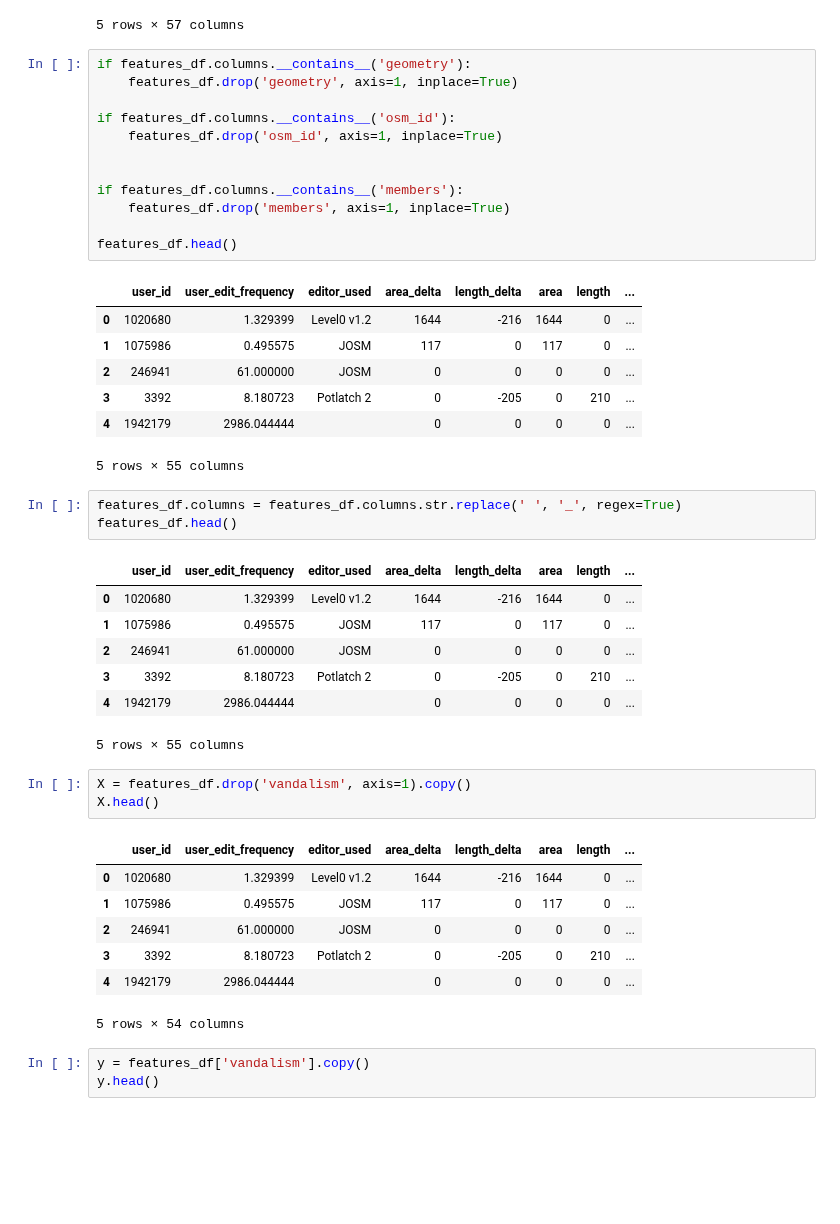
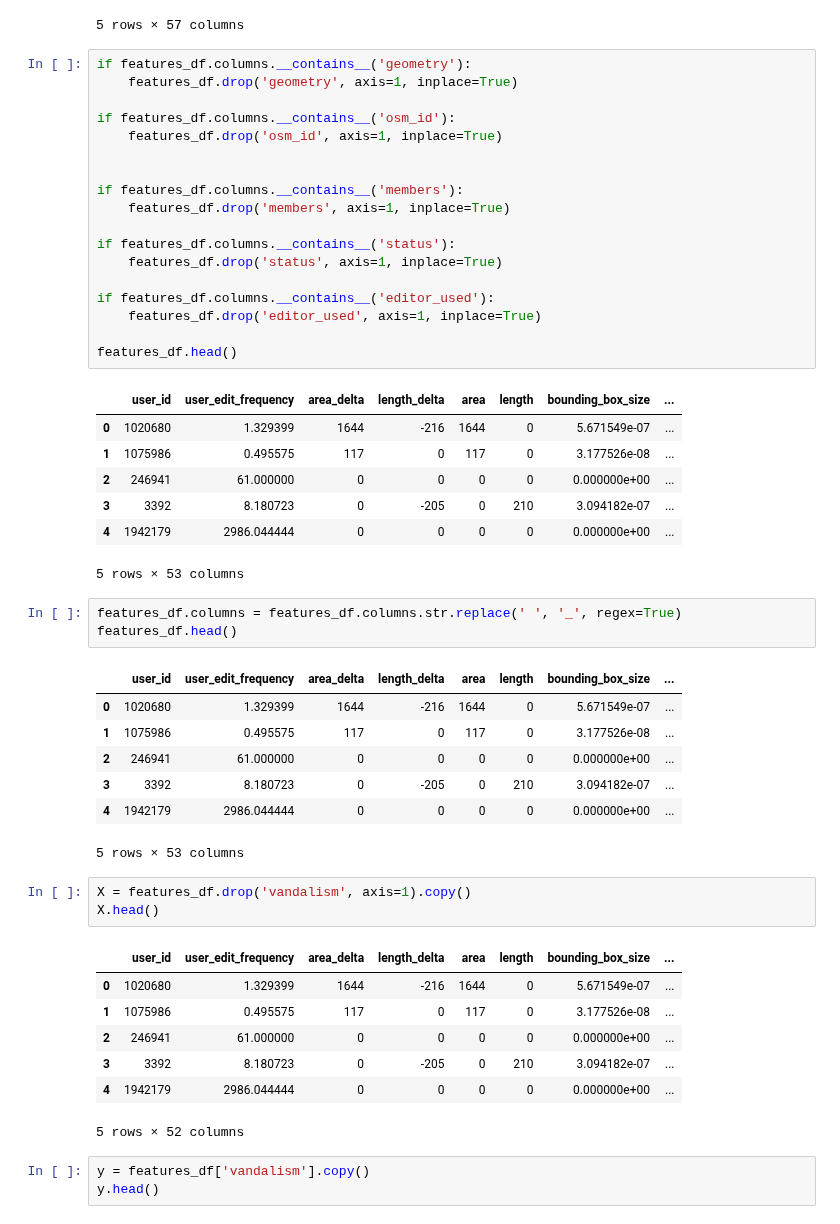
Before and after one commit to rspseshasai/vandalism_detection_osm, a Jupyter notebook: model/xgboost_model_with_cv_and_hyperparameter_tuning.ipynb, the cells around one changed output. Cells and saved outputs as stored; diff of their text form; blank space fills up the shorter version.

```diff
--- a/model/xgboost_model_with_cv_and_hyperparameter_tuning.ipynb
+++ b/model/xgboost_model_with_cv_and_hyperparameter_tuning.ipynb
@@ -32,45 +32,51 @@ features_df.head()
 # %%
 if features_df.columns.__contains__('geometry'):
     features_df.drop('geometry', axis=1, inplace=True)
 
 if features_df.columns.__contains__('osm_id'):
     features_df.drop('osm_id', axis=1, inplace=True)
 
 
 if features_df.columns.__contains__('members'):
     features_df.drop('members', axis=1, inplace=True)
 
+if features_df.columns.__contains__('status'):
+    features_df.drop('status', axis=1, inplace=True)
+
+if features_df.columns.__contains__('editor_used'):
+    features_df.drop('editor_used', axis=1, inplace=True)
+
 features_df.head()
 # %% [output]
-|  | user_id | user_edit_frequency | editor_used | area_delta | length_delta | area | length | ... |
-| 0 | 1020680 | 1.329399 | Level0 v1.2 | 1644 | -216 | 1644 | 0 | ... |
-| 1 | 1075986 | 0.495575 | JOSM | 117 | 0 | 117 | 0 | ... |
-| 2 | 246941 | 61.000000 | JOSM | 0 | 0 | 0 | 0 | ... |
-| 3 | 3392 | 8.180723 | Potlatch 2 | 0 | -205 | 0 | 210 | ... |
-| 4 | 1942179 | 2986.044444 |  | 0 | 0 | 0 | 0 | ... |
+|  | user_id | user_edit_frequency | area_delta | length_delta | area | length | bounding_box_size | ... |
+| 0 | 1020680 | 1.329399 | 1644 | -216 | 1644 | 0 | 5.671549e-07 | ... |
+| 1 | 1075986 | 0.495575 | 117 | 0 | 117 | 0 | 3.177526e-08 | ... |
+| 2 | 246941 | 61.000000 | 0 | 0 | 0 | 0 | 0.000000e+00 | ... |
+| 3 | 3392 | 8.180723 | 0 | -205 | 0 | 210 | 3.094182e-07 | ... |
+| 4 | 1942179 | 2986.044444 | 0 | 0 | 0 | 0 | 0.000000e+00 | ... |
-5 rows × 55 columns
+5 rows × 53 columns
 # %%
 features_df.columns = features_df.columns.str.replace(' ', '_', regex=True)
 features_df.head()
 # %% [output]
-|  | user_id | user_edit_frequency | editor_used | area_delta | length_delta | area | length | ... |
-| 0 | 1020680 | 1.329399 | Level0 v1.2 | 1644 | -216 | 1644 | 0 | ... |
-| 1 | 1075986 | 0.495575 | JOSM | 117 | 0 | 117 | 0 | ... |
-| 2 | 246941 | 61.000000 | JOSM | 0 | 0 | 0 | 0 | ... |
-| 3 | 3392 | 8.180723 | Potlatch 2 | 0 | -205 | 0 | 210 | ... |
-| 4 | 1942179 | 2986.044444 |  | 0 | 0 | 0 | 0 | ... |
+|  | user_id | user_edit_frequency | area_delta | length_delta | area | length | bounding_box_size | ... |
+| 0 | 1020680 | 1.329399 | 1644 | -216 | 1644 | 0 | 5.671549e-07 | ... |
+| 1 | 1075986 | 0.495575 | 117 | 0 | 117 | 0 | 3.177526e-08 | ... |
+| 2 | 246941 | 61.000000 | 0 | 0 | 0 | 0 | 0.000000e+00 | ... |
+| 3 | 3392 | 8.180723 | 0 | -205 | 0 | 210 | 3.094182e-07 | ... |
+| 4 | 1942179 | 2986.044444 | 0 | 0 | 0 | 0 | 0.000000e+00 | ... |
-5 rows × 55 columns
+5 rows × 53 columns
 # %%
 X = features_df.drop('vandalism', axis=1).copy()
 X.head()
 # %% [output]
-|  | user_id | user_edit_frequency | editor_used | area_delta | length_delta | area | length | ... |
-| 0 | 1020680 | 1.329399 | Level0 v1.2 | 1644 | -216 | 1644 | 0 | ... |
-| 1 | 1075986 | 0.495575 | JOSM | 117 | 0 | 117 | 0 | ... |
-| 2 | 246941 | 61.000000 | JOSM | 0 | 0 | 0 | 0 | ... |
-| 3 | 3392 | 8.180723 | Potlatch 2 | 0 | -205 | 0 | 210 | ... |
-| 4 | 1942179 | 2986.044444 |  | 0 | 0 | 0 | 0 | ... |
+|  | user_id | user_edit_frequency | area_delta | length_delta | area | length | bounding_box_size | ... |
+| 0 | 1020680 | 1.329399 | 1644 | -216 | 1644 | 0 | 5.671549e-07 | ... |
+| 1 | 1075986 | 0.495575 | 117 | 0 | 117 | 0 | 3.177526e-08 | ... |
+| 2 | 246941 | 61.000000 | 0 | 0 | 0 | 0 | 0.000000e+00 | ... |
+| 3 | 3392 | 8.180723 | 0 | -205 | 0 | 210 | 3.094182e-07 | ... |
+| 4 | 1942179 | 2986.044444 | 0 | 0 | 0 | 0 | 0.000000e+00 | ... |
-5 rows × 54 columns
+5 rows × 52 columns
 # %%
 y = features_df['vandalism'].copy()
 y.head()
```
Also changed, not shown: parts of 7 cells of this notebook, 2 other files.
